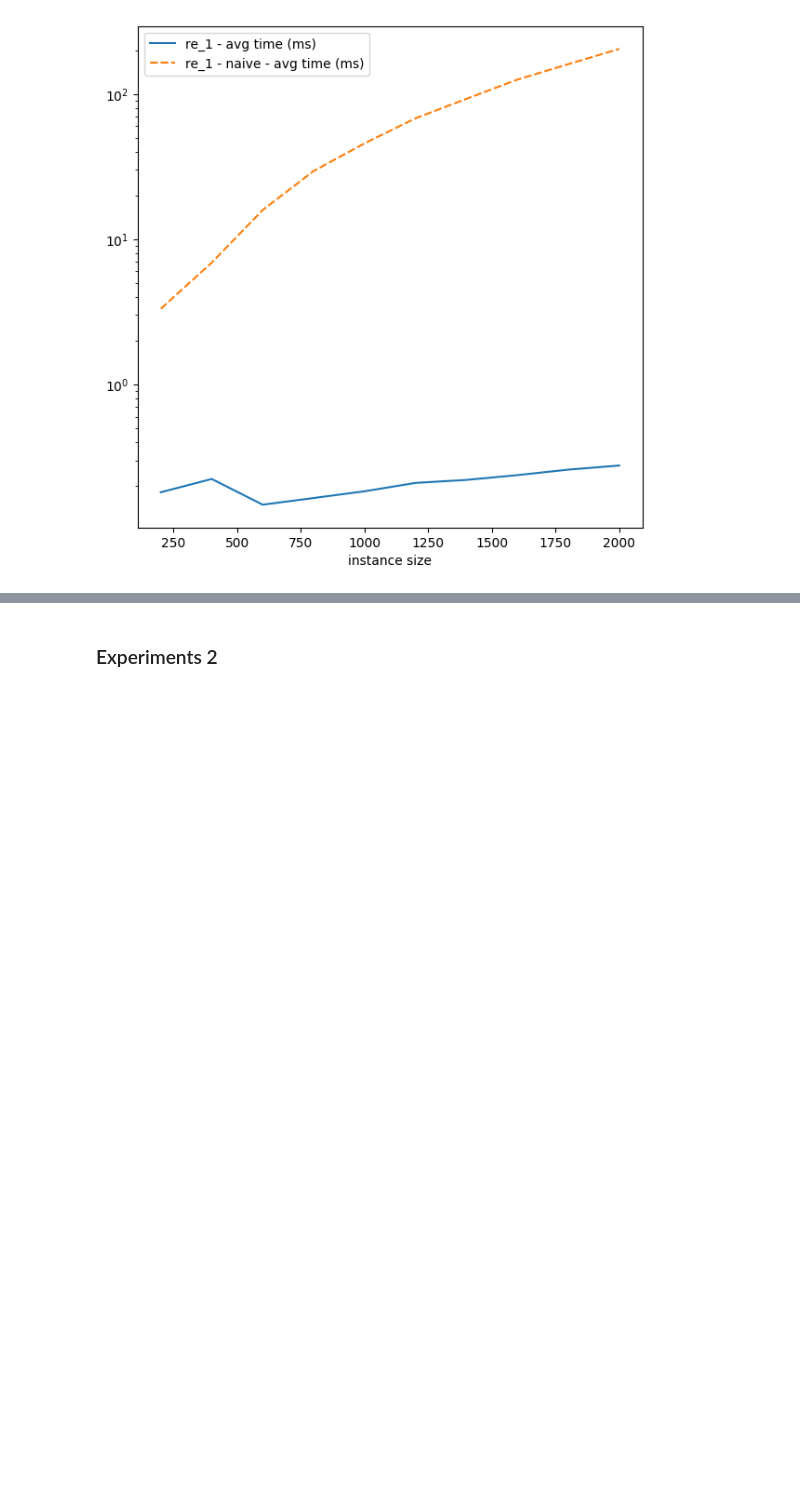
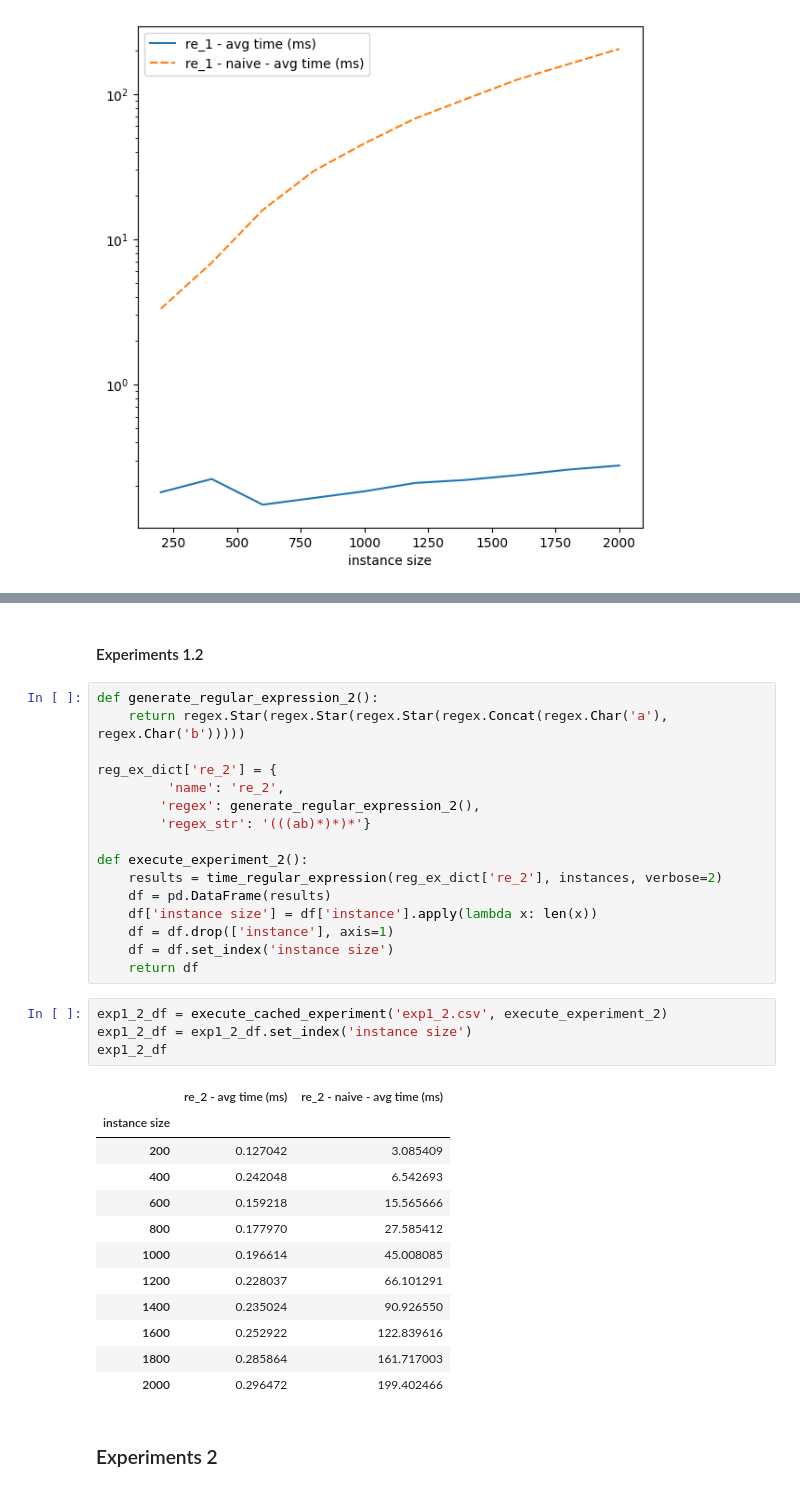
Before and after one commit to tomasmiguez/tp-tleng, a Jupyter notebook: experiments/tp1_experiments.ipynb, the cells around one changed output, grey strips where cells are left out. Cells and saved outputs as stored; diff of their text form; blank space fills up the shorter version.

```diff
--- a/experiments/tp1_experiments.ipynb
+++ b/experiments/tp1_experiments.ipynb
@@ -177,3 +203,38 @@ plt.savefig(f'{GRAPHICS_DIR}/exp1_re_1_log_times.png')
+# %% [markdown]
+#### Experiments 1.2
+# %%
+def generate_regular_expression_2():
+    return regex.Star(regex.Star(regex.Star(regex.Concat(regex.Char('a'), regex.Char('b')))))
+
+reg_ex_dict['re_2'] = {
+         'name': 're_2',
+        'regex': generate_regular_expression_2(),
+        'regex_str': '(((ab)*)*)*'}
+
+def execute_experiment_2():
+    results = time_regular_expression(reg_ex_dict['re_2'], instances, verbose=2)
+    df = pd.DataFrame(results)
+    df['instance size'] = df['instance'].apply(lambda x: len(x))
+    df = df.drop(['instance'], axis=1)
+    df = df.set_index('instance size')
+    return df
+# %%
+exp1_2_df = execute_cached_experiment('exp1_2.csv', execute_experiment_2)
+exp1_2_df = exp1_2_df.set_index('instance size')
+exp1_2_df
+# %% [output]
+|  | re_2 - avg time (ms) | re_2 - naive - avg time (ms) |
+| instance size |  |  |
+| 200 | 0.127042 | 3.085409 |
+| 400 | 0.242048 | 6.542693 |
+| 600 | 0.159218 | 15.565666 |
+| 800 | 0.177970 | 27.585412 |
+| 1000 | 0.196614 | 45.008085 |
+| 1200 | 0.228037 | 66.101291 |
+| 1400 | 0.235024 | 90.926550 |
+| 1600 | 0.252922 | 122.839616 |
+| 1800 | 0.285864 | 161.717003 |
+| 2000 | 0.296472 | 199.402466 |
 # %% [markdown]
 ### Experiments 2
 # %% [markdown]
```
Also changed, not shown: parts of 12 cells of this notebook, 14 other files.
